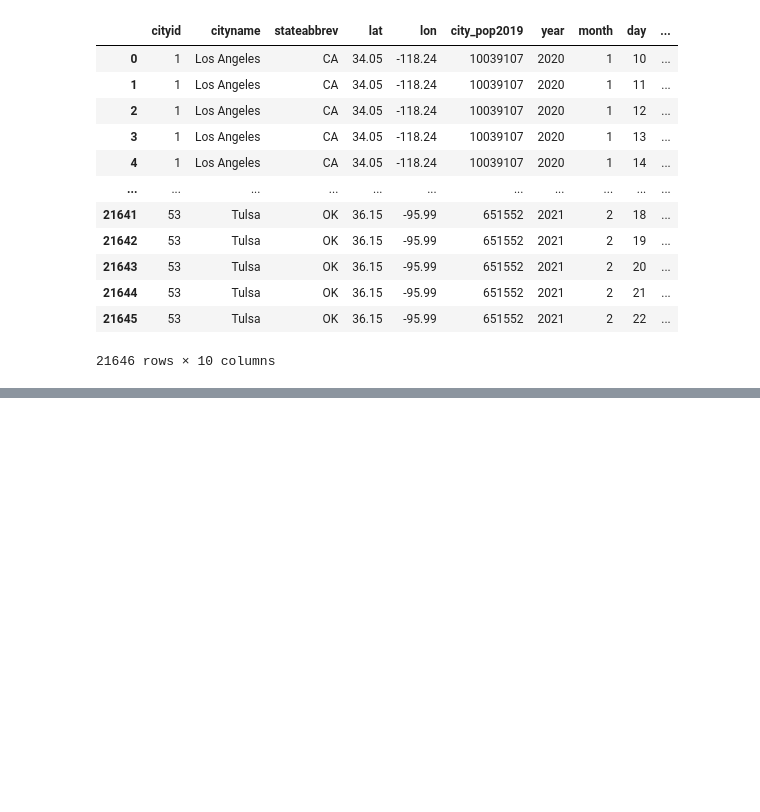
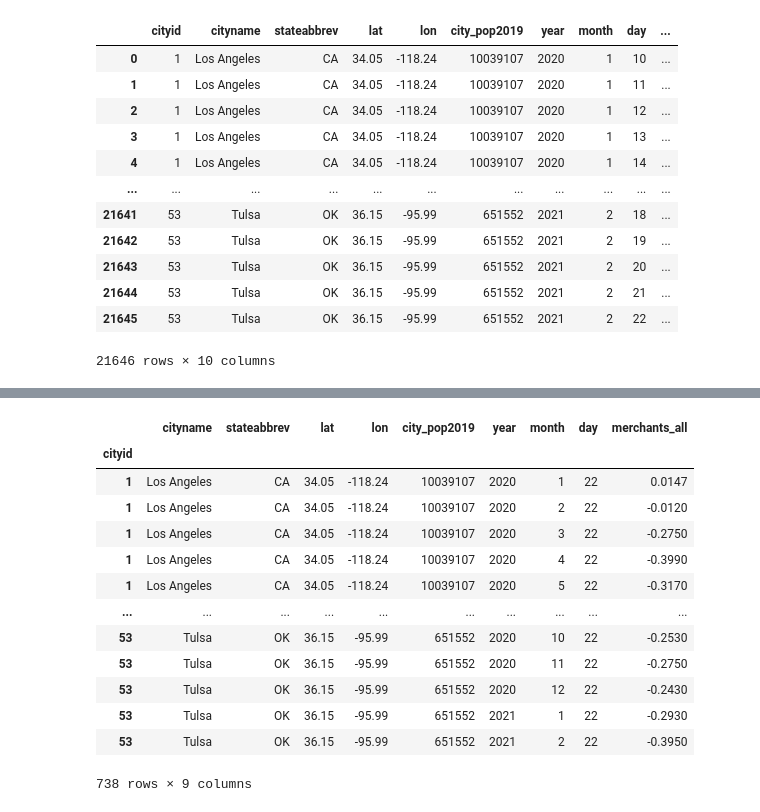
Before and after one commit to Loki-codes/Greener-Pastures, a Jupyter notebook: womplygeo.ipynb, the cells around one changed output, grey strips where cells are left out. Drawn from its saved outputs; the diff is of its cells as text; code cells hidden in the pictures; blank space fills up the shorter version.

```diff
--- a/womplygeo.ipynb
+++ b/womplygeo.ipynb
@@ -96,0 +109,19 @@ merge_df
+# %%
+#merging by cityid
+month_merge_df = monthly_merge_df.set_index("cityid")
+month_merge_df
+# %% [output]
+|  | cityname | stateabbrev | lat | lon | city_pop2019 | year | month | day | merchants_all |
+| cityid |  |  |  |  |  |  |  |  |  |
+| 1 | Los Angeles | CA | 34.05 | -118.24 | 10039107 | 2020 | 1 | 22 | 0.0147 |
+| 1 | Los Angeles | CA | 34.05 | -118.24 | 10039107 | 2020 | 2 | 22 | -0.0120 |
+| 1 | Los Angeles | CA | 34.05 | -118.24 | 10039107 | 2020 | 3 | 22 | -0.2750 |
+| 1 | Los Angeles | CA | 34.05 | -118.24 | 10039107 | 2020 | 4 | 22 | -0.3990 |
+| 1 | Los Angeles | CA | 34.05 | -118.24 | 10039107 | 2020 | 5 | 22 | -0.3170 |
+| ... | ... | ... | ... | ... | ... | ... | ... | ... | ... |
+| 53 | Tulsa | OK | 36.15 | -95.99 | 651552 | 2020 | 10 | 22 | -0.2530 |
+| 53 | Tulsa | OK | 36.15 | -95.99 | 651552 | 2020 | 11 | 22 | -0.2750 |
+| 53 | Tulsa | OK | 36.15 | -95.99 | 651552 | 2020 | 12 | 22 | -0.2430 |
+| 53 | Tulsa | OK | 36.15 | -95.99 | 651552 | 2021 | 1 | 22 | -0.2930 |
+| 53 | Tulsa | OK | 36.15 | -95.99 | 651552 | 2021 | 2 | 22 | -0.3950 |
+738 rows × 9 columns
```
Also changed, not shown: parts of 10 cells of this notebook.
